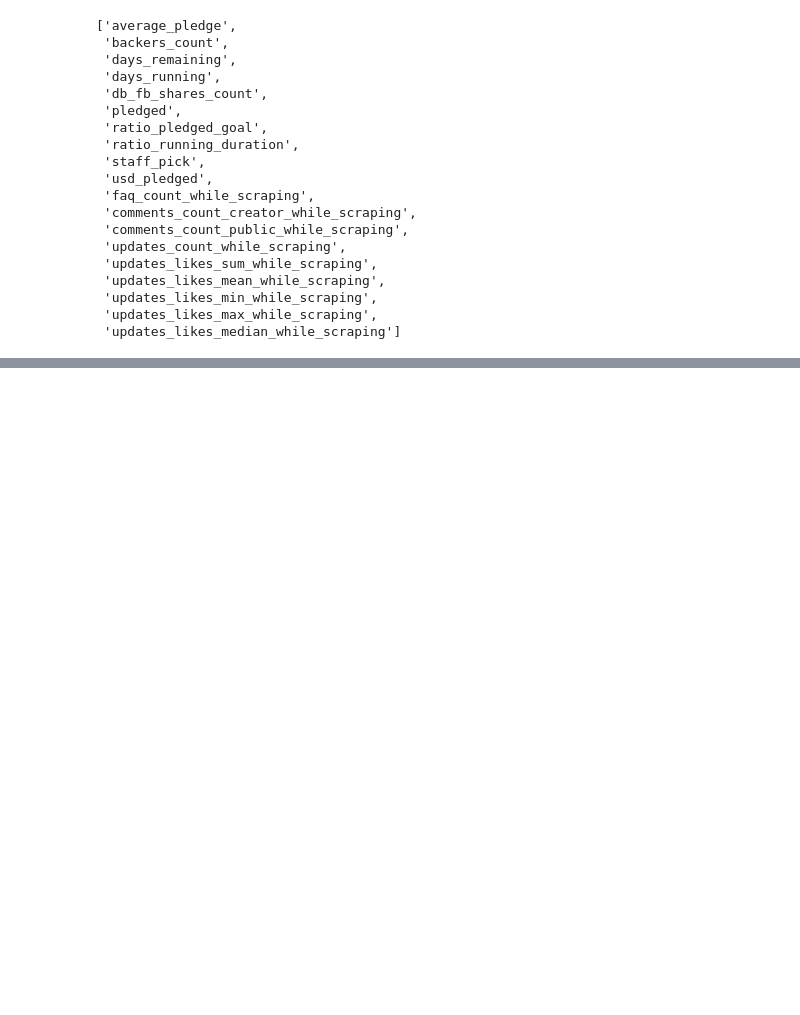
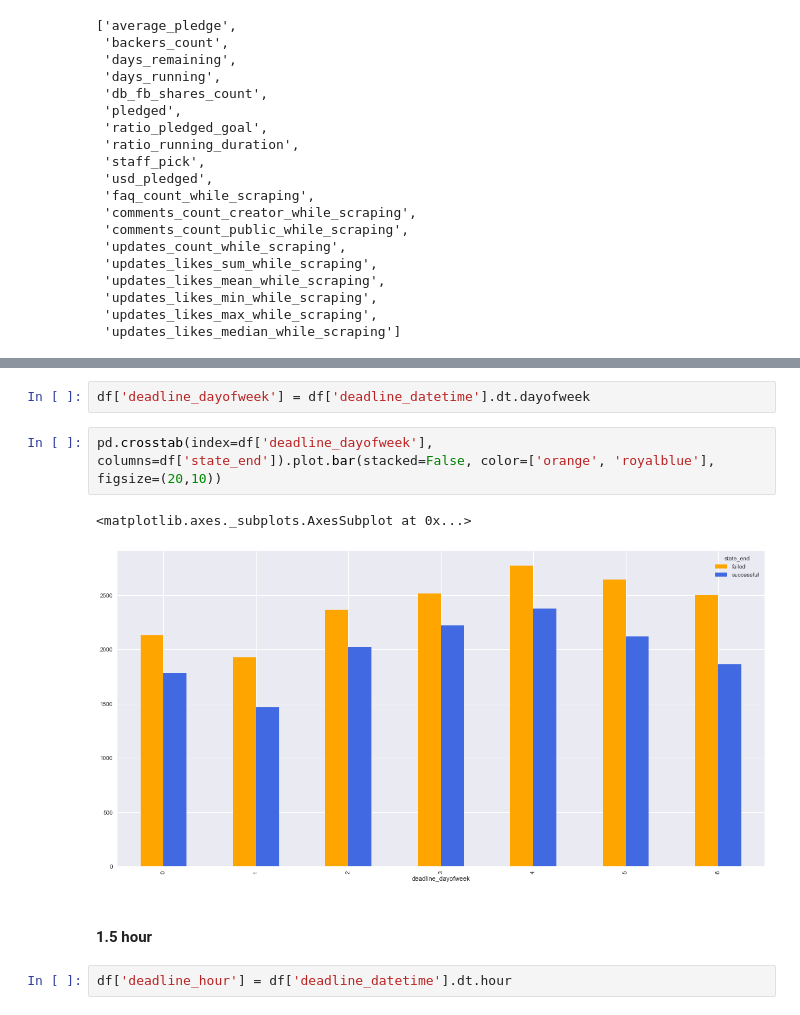
Before and after one commit to blanarik/kickstarter_success_prediction, a Jupyter notebook: 06_Kickstarter_selection_of_variables_for_prediction_task.ipynb, the cells around one changed output, grey strips where cells are left out. Cells and saved outputs as stored; diff of their text form; blank space fills up the shorter version.

```diff
--- a/06_Kickstarter_selection_of_variables_for_prediction_task.ipynb
+++ b/06_Kickstarter_selection_of_variables_for_prediction_task.ipynb
@@ -744,0 +824,11 @@ dynamic_data
+# %%
+df['deadline_dayofweek'] = df['deadline_datetime'].dt.dayofweek
+# %%
+pd.crosstab(index=df['deadline_dayofweek'], columns=df['state_end']).plot.bar(stacked=False, color=['orange', 'royalblue'], figsize=(20,10))
+# %% [output]
+<matplotlib.axes._subplots.AxesSubplot at 0x...>
+[figure, added]
+# %% [markdown]
+#### 1.5 hour
+# %%
+df['deadline_hour'] = df['deadline_datetime'].dt.hour
```
Also changed, not shown: parts of 42 cells of this notebook.
